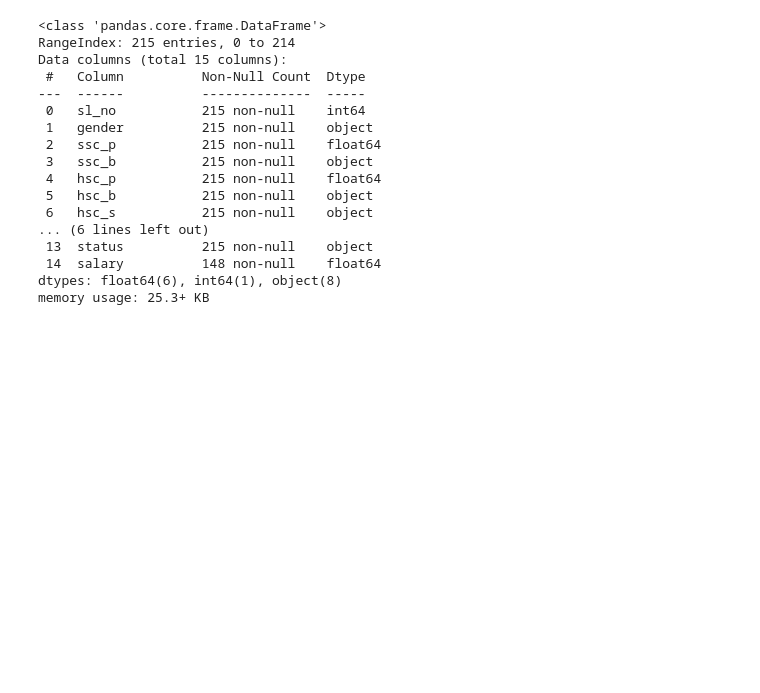
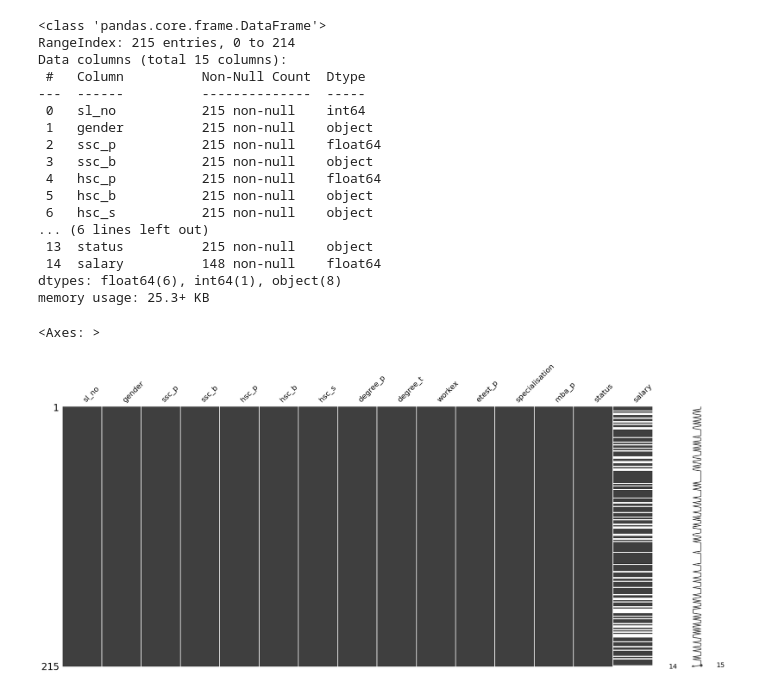
Before and after one commit to SandraRojasZ/Pos_Tech_Data-Analytics, a Jupyter notebook: Fase 2 - Machine Learning and Time Series/Machine_Learning_Avancado/Aula_2_KNN_SVM.ipynb, the cells around one changed output. Saved outputs shown, nothing was run; the diff lists cells and outputs as text; code cells hidden in the pictures; blank space fills up the shorter version.

```diff
--- a/Fase 2 - Machine Learning and Time Series/Machine_Learning_Avancado/Aula_2_KNN_SVM.ipynb
+++ b/Fase 2 - Machine Learning and Time Series/Machine_Learning_Avancado/Aula_2_KNN_SVM.ipynb
@@ -51,3 +51,8 @@ dtypes: float64(6), int64(1), object(8)
 memory usage: 25.3+ KB
 # %%
 import missingno as msno
+# %%
+msno.matrix(dados)
+# %% [output]
+<Axes: >
+[figure, added]
```
Also changed, not shown: parts of 18 cells of this notebook.
